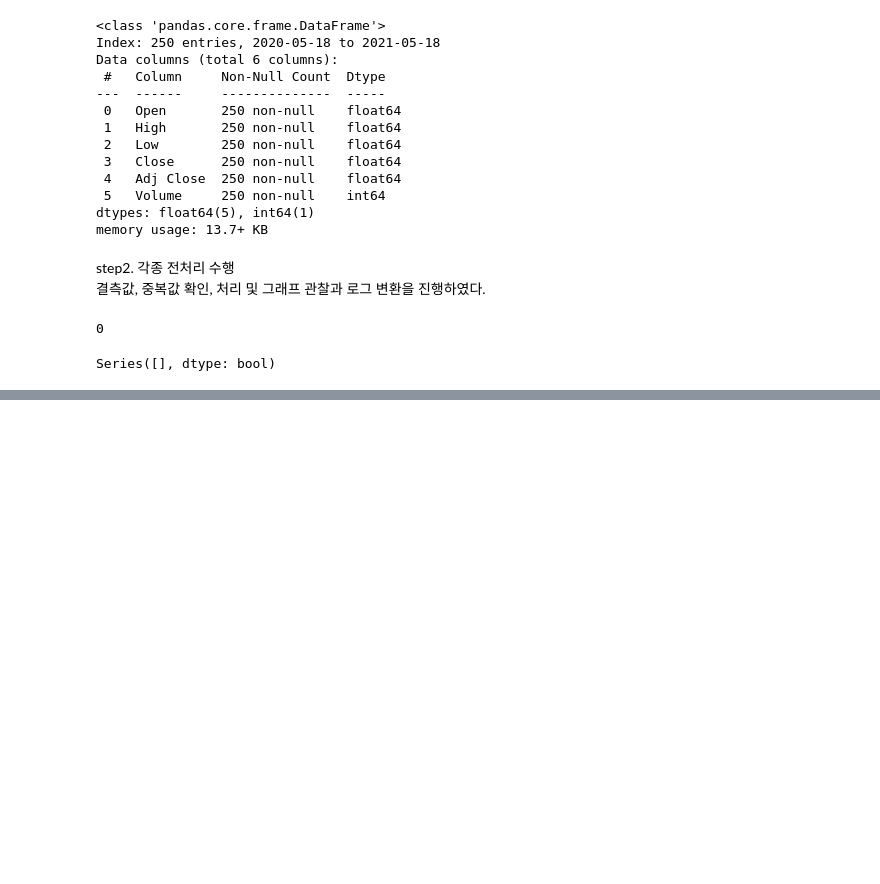
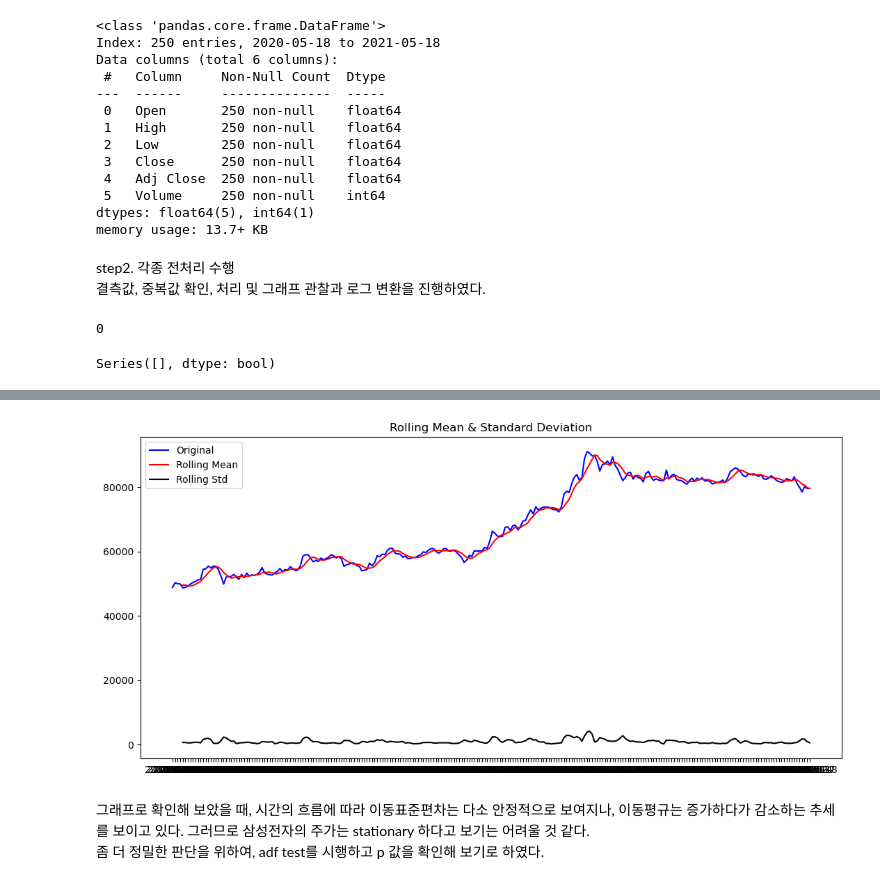
Before and after one commit to doldol1/edu-repo, a Jupyter notebook: [E-04]ARIMA_model.ipynb, the cells around one changed output, grey strips where cells are left out. Cells and saved outputs as stored; diff of their text form; code cells hidden in the pictures; blank space fills up the shorter version.

```diff
--- a/[E-04]ARIMA_model.ipynb
+++ b/[E-04]ARIMA_model.ipynb
@@ -129,0 +130,7 @@ plt.plot(sam_log)
+# %%
+plot_rolling_statistics(sam_close, window=5)
+# %% [output]
+[figure, added]
+# %% [markdown]
+그래프로 확인해 보았을 때, 시간의 흐름에 따라 이동표준편차는 다소 안정적으로 보여지나, 이동평규는 증가하다가 감소하는 추세를 보이고 있다. 그러므로 삼성전자의 주가는 stationary 하다고 보기는 어려울 것 같다.
+좀 더 정밀한 판단을 위하여, adf test를 시행하고 p 값을 확인해 보기로 하였다.
```
Also changed, not shown: parts of 22 cells of this notebook, 1 other file.
